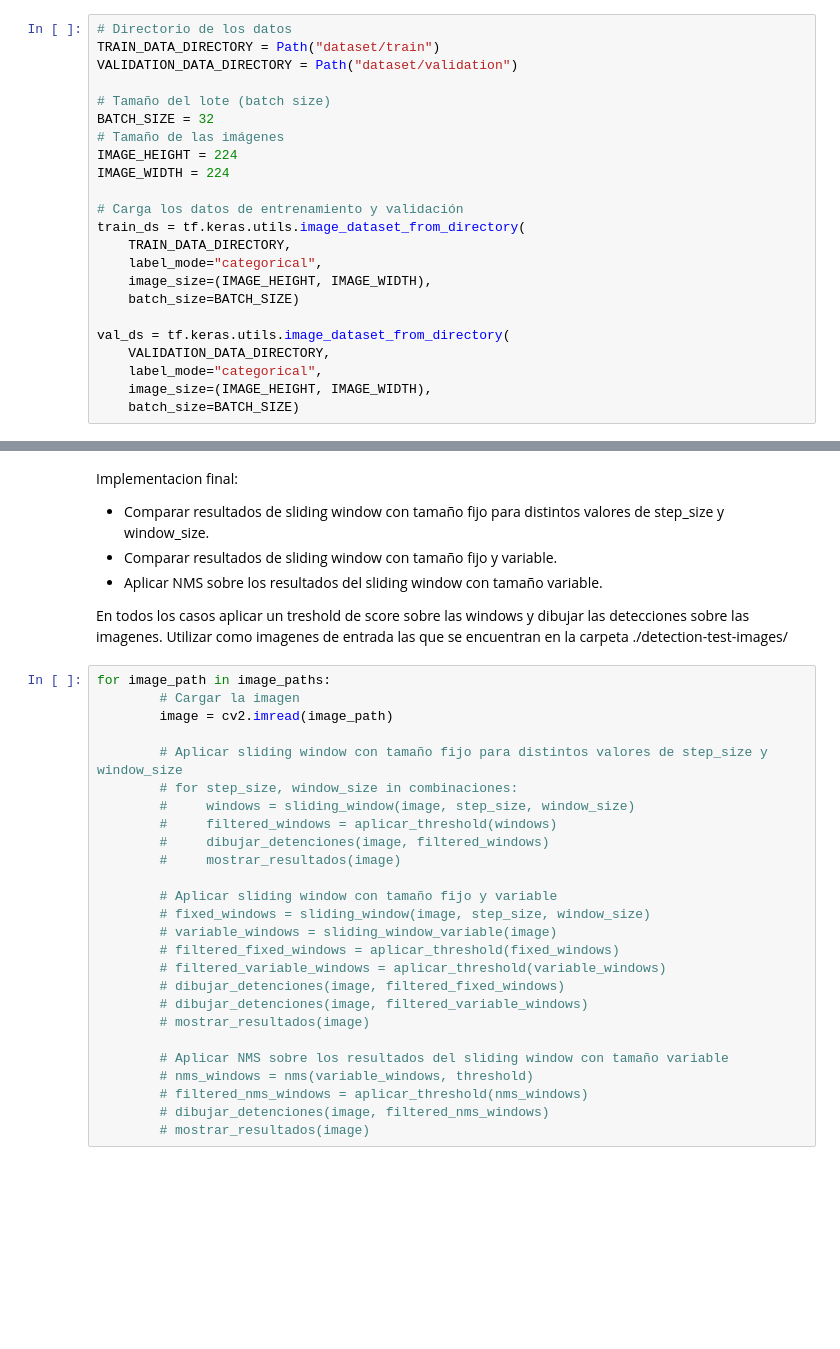
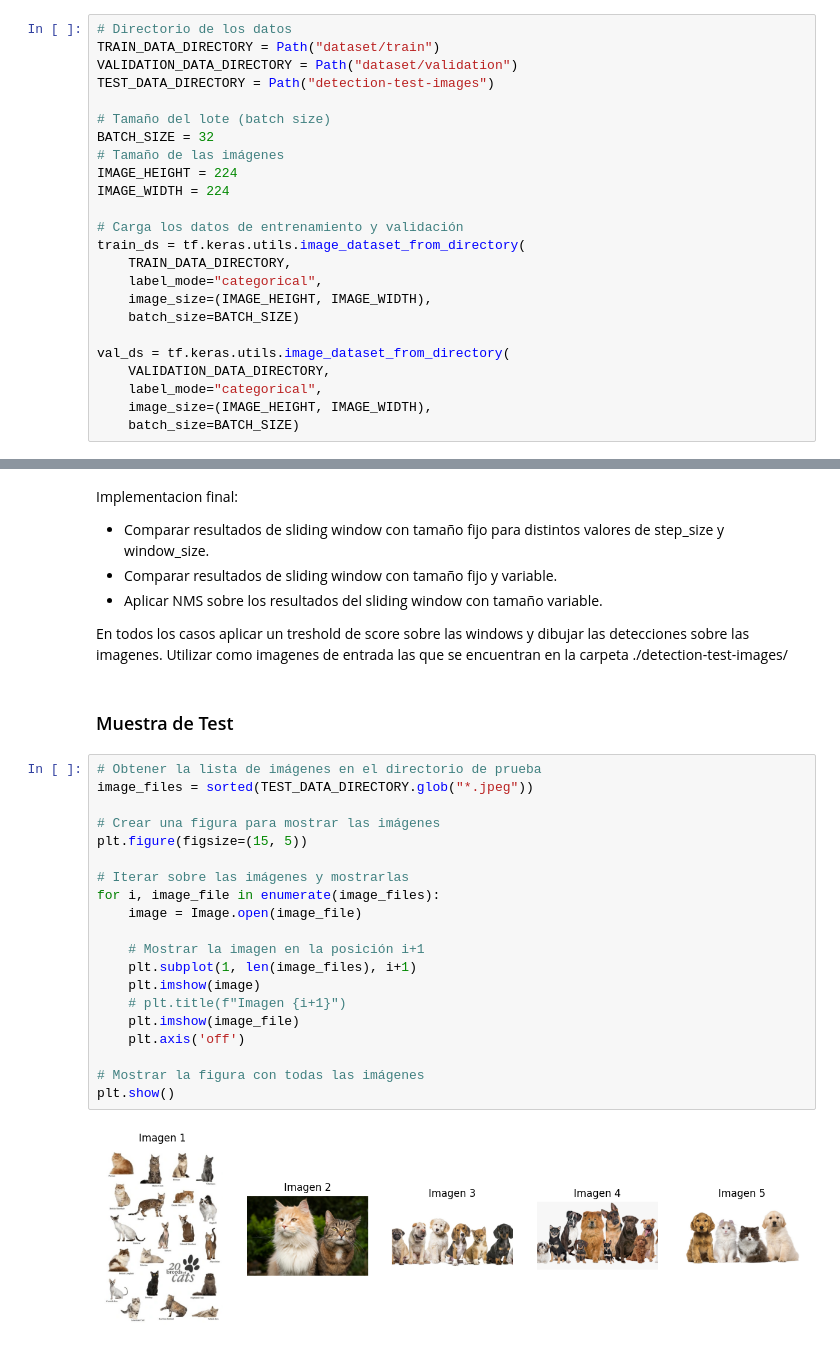
Before and after one commit to MiguelMussi/AAII-Lab7, a Jupyter notebook: lab7.ipynb, the cells around one changed output, grey strips where cells are left out. Cells and saved outputs as stored; diff of their text form; blank space fills up the shorter version.

```diff
--- a/lab7.ipynb
+++ b/lab7.ipynb
@@ -53,6 +52,7 @@ Cargar dataset:
 # Directorio de los datos
 TRAIN_DATA_DIRECTORY = Path("dataset/train")
 VALIDATION_DATA_DIRECTORY = Path("dataset/validation")
+TEST_DATA_DIRECTORY = Path("detection-test-images")
 
 # Tamaño del lote (batch size)
 BATCH_SIZE = 32
@@ -432,29 +436,27 @@ Implementacion final:
 
 En todos los casos aplicar un treshold de score sobre las windows y dibujar las detecciones sobre las imagenes.
 Utilizar como imagenes de entrada las que se encuentran en la carpeta ./detection-test-images/
-# %%
-for image_path in image_paths:
-        # Cargar la imagen
-        image = cv2.imread(image_path)
-
-        # Aplicar sliding window con tamaño fijo para distintos valores de step_size y window_size
-        # for step_size, window_size in combinaciones:
-        #     windows = sliding_window(image, step_size, window_size)
-        #     filtered_windows = aplicar_threshold(windows)
-        #     dibujar_detenciones(image, filtered_windows)
-        #     mostrar_resultados(image)
-
-        # Aplicar sliding window con tamaño fijo y variable
-        # fixed_windows = sliding_window(image, step_size, window_size)
-        # variable_windows = sliding_window_variable(image)
-        # filtered_fixed_windows = aplicar_threshold(fixed_windows)
-        # filtered_variable_windows = aplicar_threshold(variable_windows)
-        # dibujar_detenciones(image, filtered_fixed_windows)
-        # dibujar_detenciones(image, filtered_variable_windows)
-        # mostrar_resultados(image)
-
-        # Aplicar NMS sobre los resultados del sliding window con tamaño variable
-        # nms_windows = nms(variable_windows, threshold)
-        # filtered_nms_windows = aplicar_threshold(nms_windows)
-        # dibujar_detenciones(image, filtered_nms_windows)
-        # mostrar_resultados(image)
+# %% [markdown]
+### Muestra de Test
+# %%
+# Obtener la lista de imágenes en el directorio de prueba
+image_files = sorted(TEST_DATA_DIRECTORY.glob("*.jpeg"))
+
+# Crear una figura para mostrar las imágenes
+plt.figure(figsize=(15, 5))
+
+# Iterar sobre las imágenes y mostrarlas
+for i, image_file in enumerate(image_files):
+    image = Image.open(image_file)
+
+    # Mostrar la imagen en la posición i+1
+    plt.subplot(1, len(image_files), i+1)
+    plt.imshow(image)
+    # plt.title(f"Imagen {i+1}")
+    plt.imshow(image_file)
+    plt.axis('off')
+
+# Mostrar la figura con todas las imágenes
+plt.show()
+# %% [output]
+[figure, added]
```
Also changed, not shown: parts of 36 cells of this notebook.
